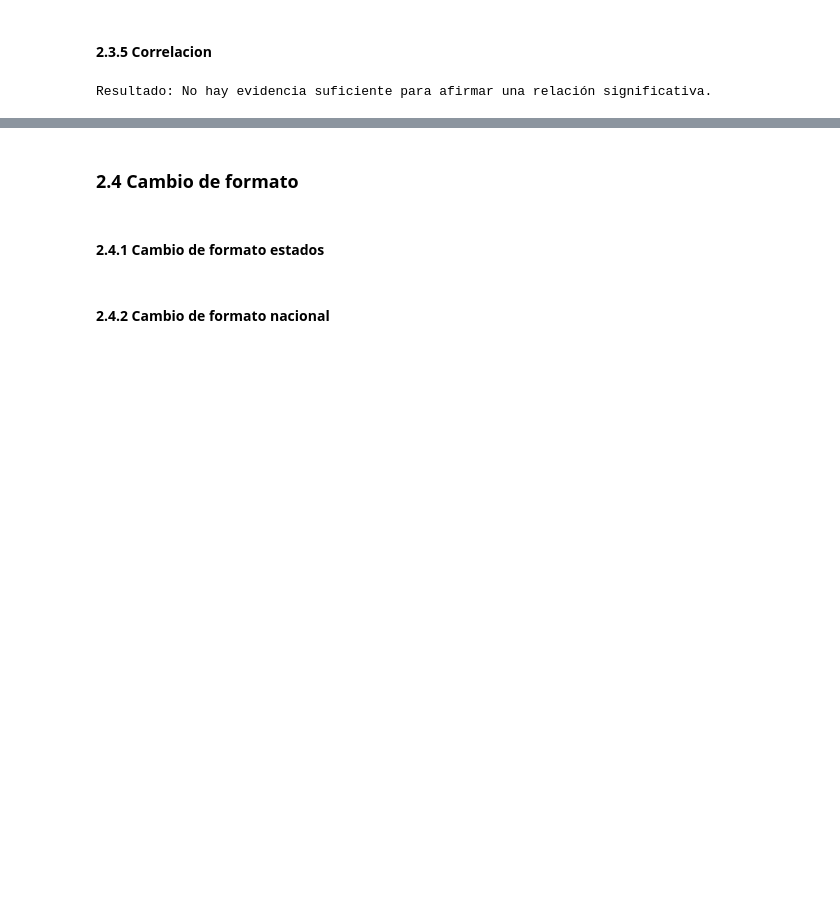
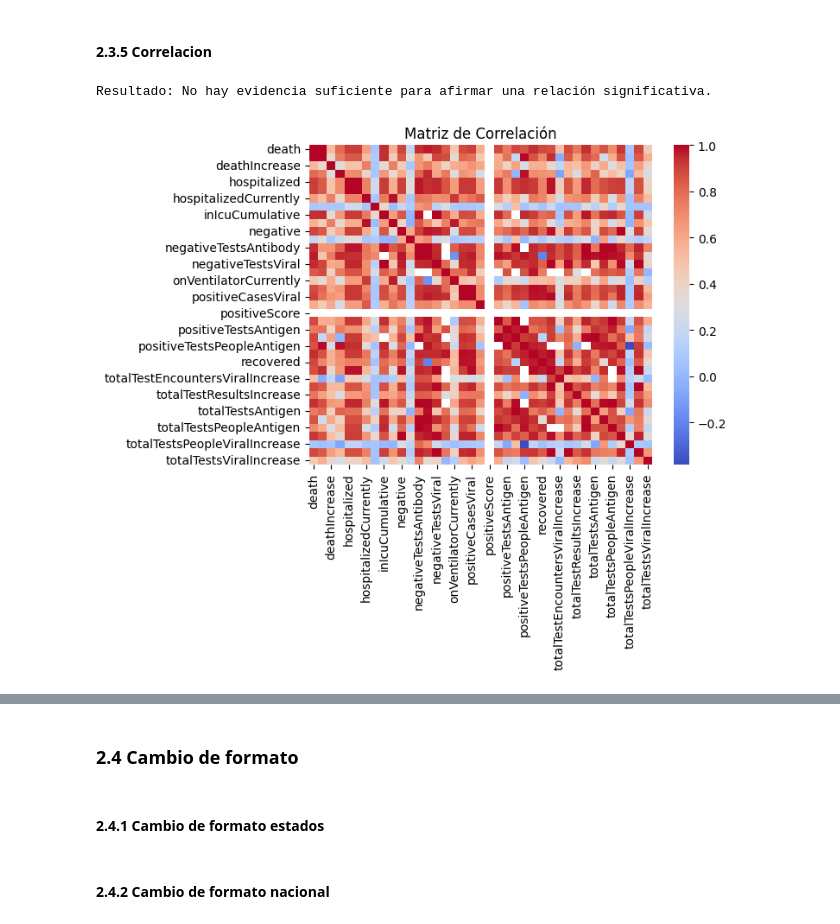
Before and after one commit to Bootcamp-DA-P2/proyecto5-exploratory-data-analysis-grupo2, a Jupyter notebook: note_book.ipynb, the cells around one changed output, grey strips where cells are left out. Cells and saved outputs as stored; diff of their text form; code cells hidden in the pictures; blank space fills up the shorter version.

```diff
--- a/note_book.ipynb
+++ b/note_book.ipynb
@@ -304,0 +340,6 @@ def plotCorrelationMatrix(df, graphWidth):
+# %%
+sns.heatmap(df_states.corr(numeric_only=True), annot=False, cmap='coolwarm', fmt=".2f")
+plt.title('Matriz de Correlación')
+plt.show()
+# %% [output]
+[figure, added]
```
Also changed, not shown: parts of 14 cells of this notebook, 1 other file.
